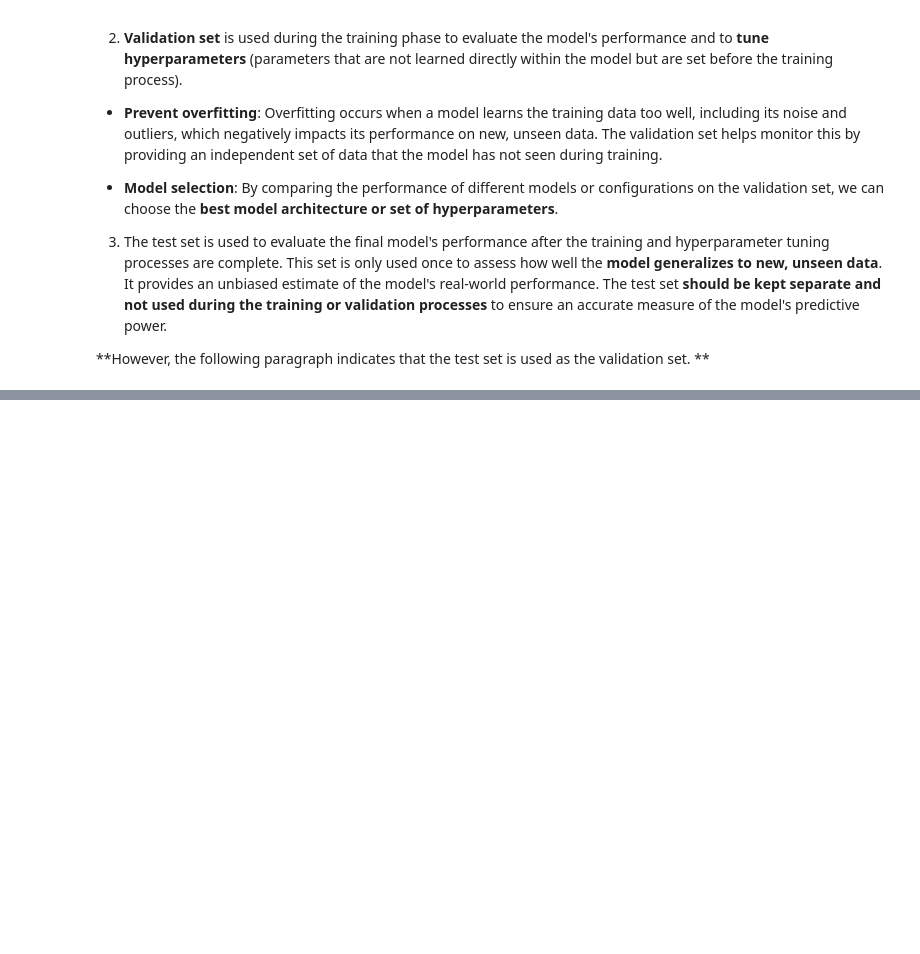
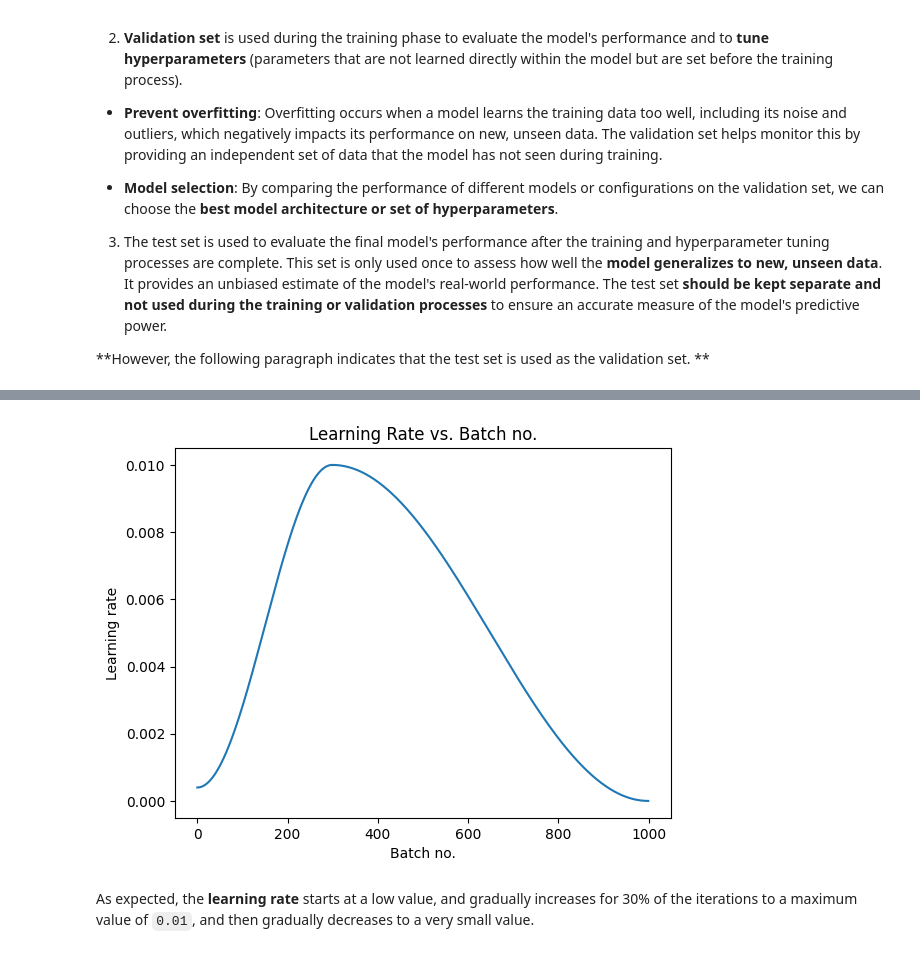
Before and after one commit to MinghanChu/DeepLearning-ZerosToGans, a Jupyter notebook: Data_Augmentation,_Regularization_&_ResNets.ipynb, the cells around one changed output, grey strips where cells are left out. Saved outputs shown, nothing was run; the diff lists cells and outputs as text; code cells hidden in the pictures; blank space fills up the shorter version.

```diff
--- a/Data_Augmentation,_Regularization_&_ResNets.ipynb
+++ b/Data_Augmentation,_Regularization_&_ResNets.ipynb
@@ -70,0 +552,13 @@ We can create training and validation datasets using the `ImageFolder` class fro
+# %%
+def plot_lrs(history):
+    lrs = np.concatenate([x.get('lrs', []) for x in history])
+    plt.plot(lrs)
+    plt.xlabel('Batch no.')
+    plt.ylabel('Learning rate')
+    plt.title('Learning Rate vs. Batch no.');
+# %%
+plot_lrs(history)
+# %% [output]
+[figure, added]
+# %% [markdown]
+As expected, the **learning rate** starts at a low value, and gradually increases for 30% of the iterations to a maximum value of `0.01`, and then gradually decreases to a very small value.
```
Also changed, not shown: parts of 45 cells of this notebook.
